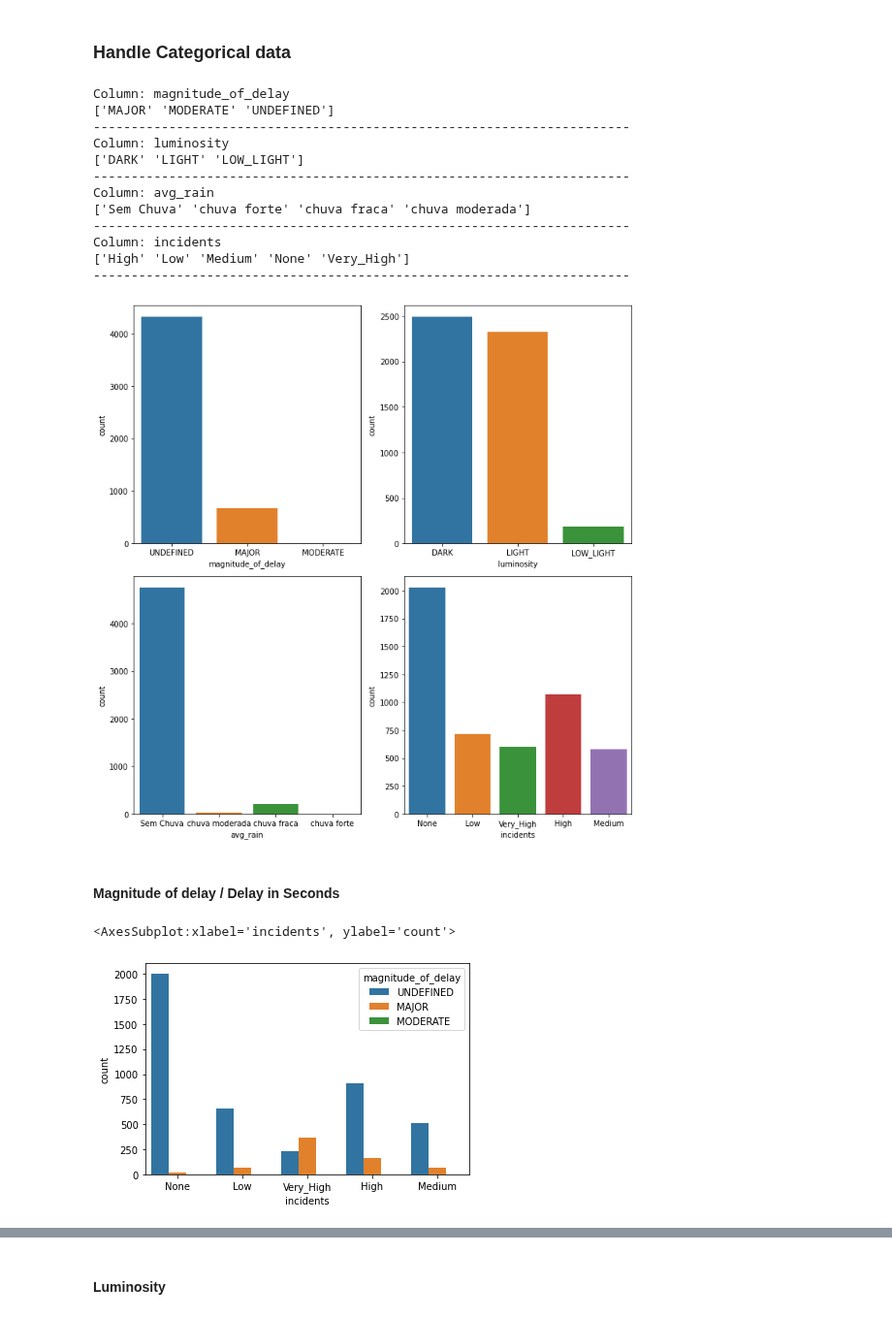
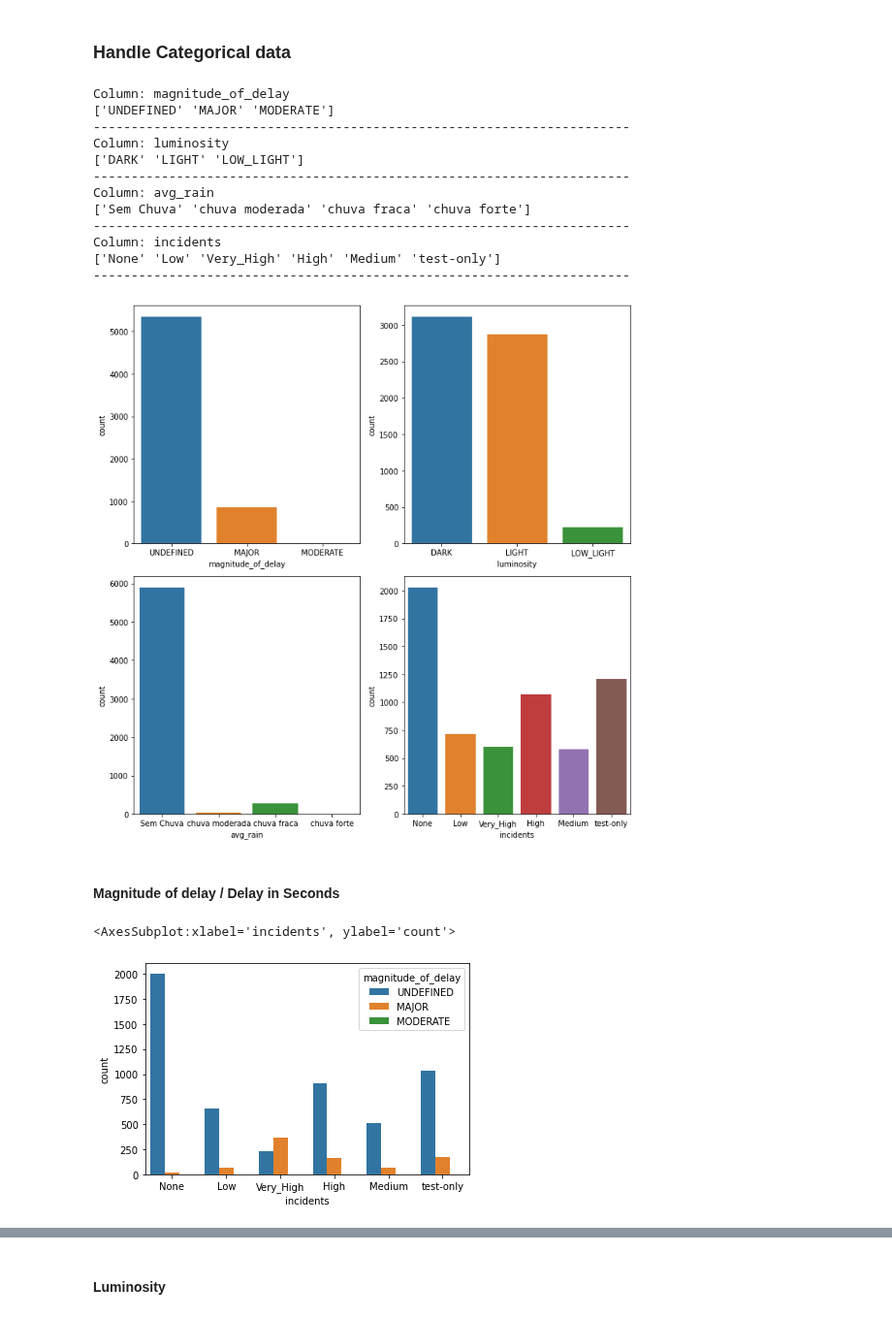
Before and after one commit to rsaSantos/DAA-Project, a Jupyter notebook: Task 2 (Competition)/incidents (ruben review).ipynb, the cells around one changed output, grey strips where cells are left out. Shown at 97% size. Saved outputs shown, nothing was run; the diff lists cells and outputs as text; code cells hidden in the pictures.

```diff
--- a/Task 2 (Competition)/incidents (ruben review).ipynb
+++ b/Task 2 (Competition)/incidents (ruben review).ipynb
@@ -43,14 +43,18 @@ from lois import lois_ds_report
 # %% [markdown]
 ## 2. Loading the dataset
 # %%
-trainingData = pd.read_csv('data/training_data.csv')
-testData = pd.read_csv('data/test_data.csv')
+train_data = pd.read_csv('data/training_data.csv')
+test_data = pd.read_csv('data/test_data.csv')
 
-# Drop city name and avg_precipitation in both training and test data
-trainingData.drop('avg_precipitation', axis=1, inplace=True)
-trainingData.drop('city_name', axis=1, inplace=True)
-testData.drop('avg_precipitation', axis=1, inplace=True)
-testData.drop('city_name', axis=1, inplace=True)
+# Add a "fake target" column to the test data
+test_data['incidents'] = "test-only"
+
+# Concatenate the training and test data
+dataset = pd.concat([train_data, test_data], axis=0)
+
+# Drop city name and avg_precipitation: always the same value
+dataset.drop('avg_precipitation', axis=1, inplace=True)
+dataset.drop('city_name', axis=1, inplace=True)
 # %% [markdown]
 ### Ideias para análise de dados
 
@@ -190,6 +182,5 @@ def replace_affected_roads(data):
 
     return data
 
-if 'affected_roads' in trainingData.columns:
-    trainingData = replace_affected_roads(trainingData)
-    testData = replace_affected_roads(testData)
+if 'affected_roads' in dataset.columns:
+    dataset = replace_affected_roads(dataset)
@@ -201,48 +199,37 @@ if 'affected_roads' in trainingData.columns:
 non_numeric_columns = ['magnitude_of_delay', 'luminosity', 'avg_rain', 'incidents']
 for column in non_numeric_columns:
     print("Column: {}".format(column))
-    unique_values_train = trainingData[column].unique()
-
-    # Check if the column exists in the test data (incidents does not exist)
-    if column in testData.columns:
-        unique_values_test = testData[column].unique()
-    else:
-        unique_values_test = []
-
-    # Merge the two arrays and remove duplicates
-    unique_values = np.concatenate((unique_values_train, unique_values_test), axis=0)
-    unique_values = np.unique(unique_values)
-    print(unique_values)
+    print(dataset[column].unique())
     print("-----------------------------------------------------------------------")
 # %% [output]
 Column: magnitude_of_delay
-['MAJOR' 'MODERATE' 'UNDEFINED']
+['UNDEFINED' 'MAJOR' 'MODERATE']
 -----------------------------------------------------------------------
 Column: luminosity
 ['DARK' 'LIGHT' 'LOW_LIGHT']
 -----------------------------------------------------------------------
 Column: avg_rain
-['Sem Chuva' 'chuva forte' 'chuva fraca' 'chuva moderada']
+['Sem Chuva' 'chuva moderada' 'chuva fraca' 'chuva forte']
 -----------------------------------------------------------------------
 Column: incidents
-['High' 'Low' 'Medium' 'None' 'Very_High']
+['None' 'Low' 'Very_High' 'High' 'Medium' 'test-only']
 -----------------------------------------------------------------------
 # %%
 # Get the distribution of the non-numeric columns
 fig, axes = plt.subplots(nrows=2, ncols=2, figsize=(10, 10))
 for idx, column in enumerate(non_numeric_columns):
-    sns.countplot(x=column, data=trainingData, ax=axes[idx // 2, idx % 2])
+    sns.countplot(x=column, data=dataset, ax=axes[idx // 2, idx % 2])
 plt.tight_layout()
 plt.show()
 # %% [output]
-[figure, old version]
+[figure, new version]
 # %% [markdown]
 #### Magnitude of delay / Delay in Seconds
 # %%
 # Relation between "MAJOR" delays and the incidents
-sns.countplot(x='incidents', hue='magnitude_of_delay', data=trainingData)
+sns.countplot(x='incidents', hue='magnitude_of_delay', data=dataset)
 # %% [output]
 <AxesSubplot:xlabel='incidents', ylabel='count'>
-[figure, old version]
+[figure, new version]
 # %%
 # Relation between magnitude of delay and delay in seconds
```
Also changed, not shown: parts of 56 cells of this notebook, 1 other file.
